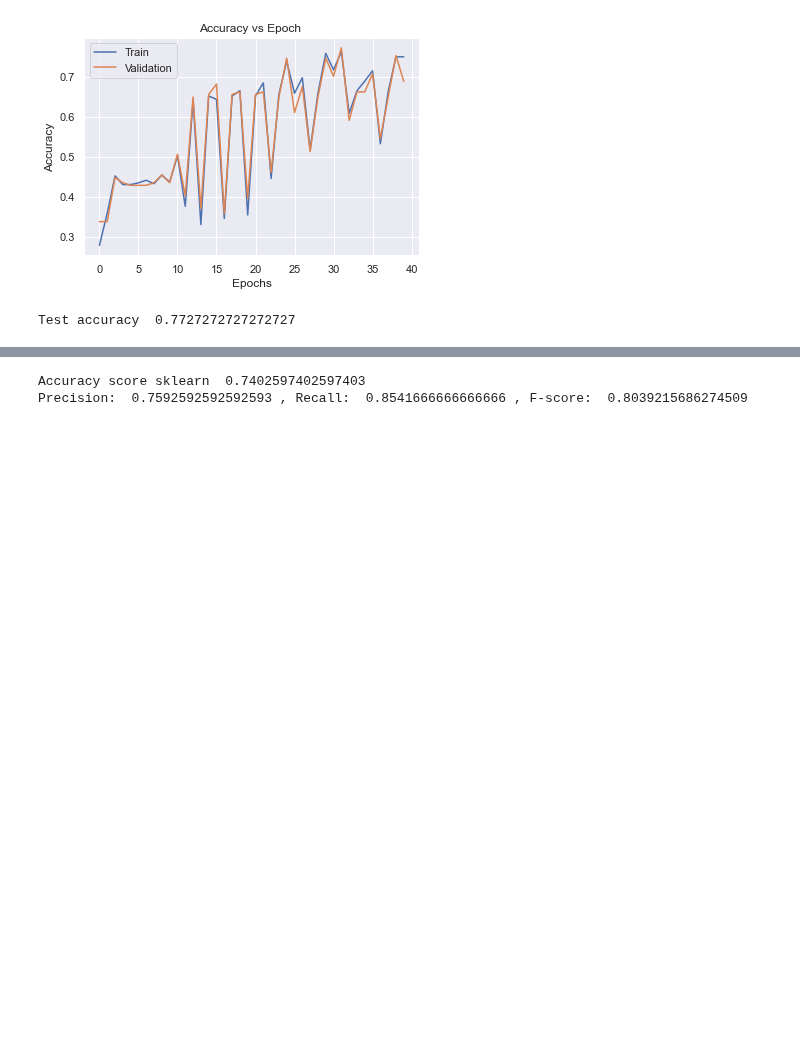
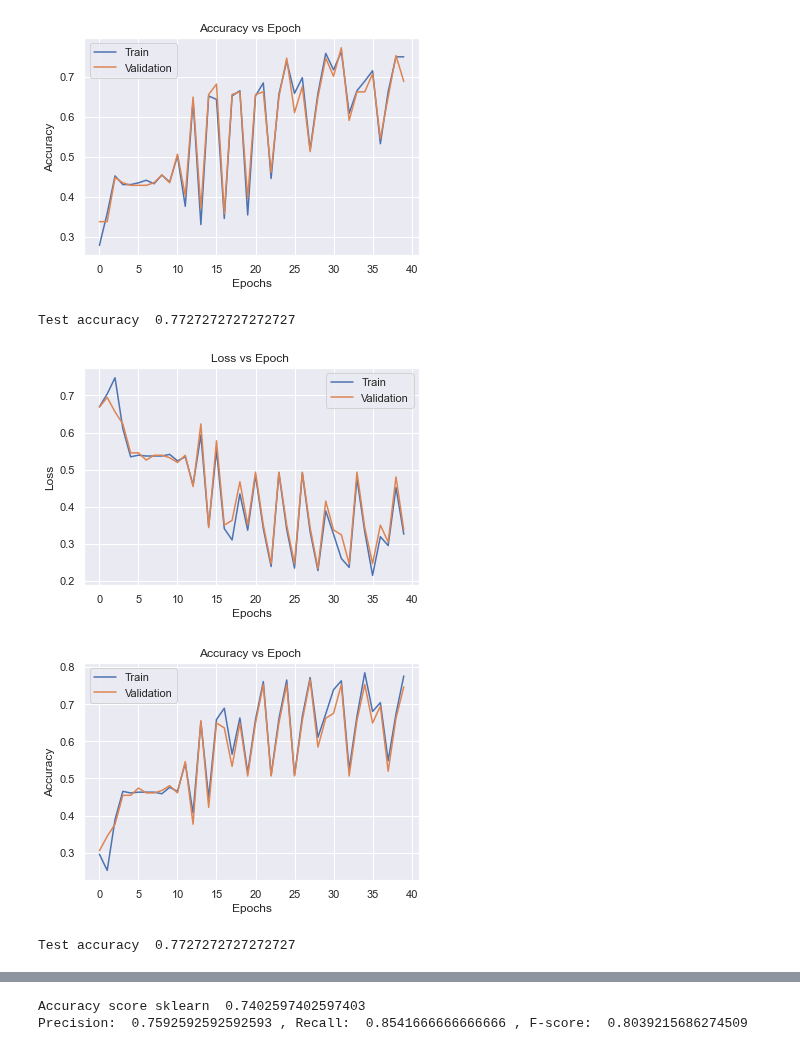
Before and after one commit to poo5zan/deep_learning_fundamentals, a Jupyter notebook: assignment_1/assignment_1.ipynb, the cells around one changed output, grey strips where cells are left out. Saved outputs shown, nothing was run; the diff lists cells and outputs as text; code cells hidden in the pictures; blank space fills up the shorter version.

```diff
--- a/assignment_1/assignment_1.ipynb
+++ b/assignment_1/assignment_1.ipynb
@@ -473,6 +470,35 @@ print('Test accuracy ', test_accuracy)
 [figure]
 [figure]
 Test accuracy  0.7727272727272727
+# %%
+# get test accuracy for these top 1  parameters
+# from result top 1, one with low validation loss
+
+# weight distribution type is random
+
+np.random.seed(optimal_parameters['random_seed'])
+weights = np.random.rand(8).reshape(-1,1)
+perceptron = PerceptronCustom(
+    file_path=default_file_path,
+    weights=weights,
+    loss_function_name=optimal_parameters['loss_function_name'],
+    learning_rate=optimal_parameters['learning_rate'],
+    epoch=optimal_parameters['epoch'],
+    add_bias=False)
+X, y = perceptron.get_features_labels_from_file_data()
+X_train, X_val, X_test, y_train, y_val, y_test = perceptron.split_train_validation_test(
+        X, y, .2)
+train_data = perceptron.train(X_train, y_train, X_val, y_val)
+perceptron.plot_loss_curves('')
+perceptron.plot_accuracy_curves('')
+
+# X_test = perceptron.add_bias_in_features(X_test)
+test_accuracy = perceptron.accuracy(X_test, y_test)
+print('Test accuracy ', test_accuracy)
+# %% [output]
+[figure, added]
+[figure, added]
+Test accuracy  0.7727272727272727
 # %%
 from sklearn.metrics import precision_recall_fscore_support
 
```
Also changed, not shown: parts of 10 cells of this notebook.
